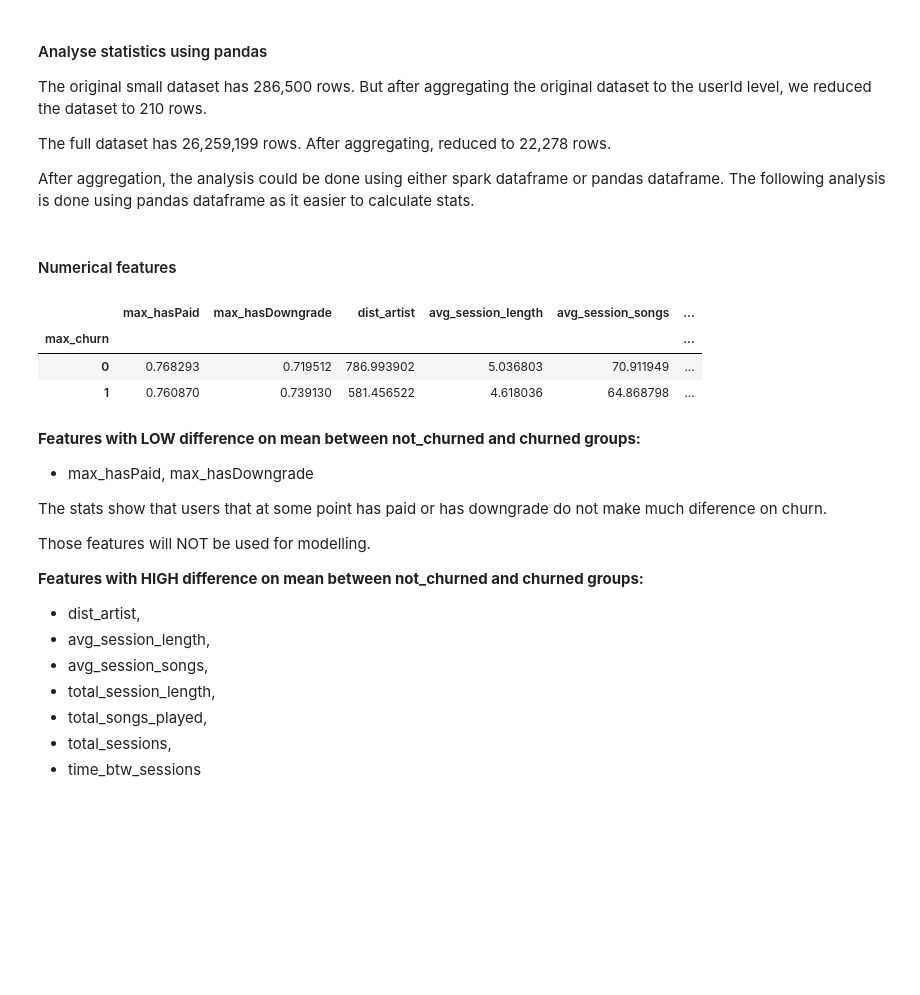
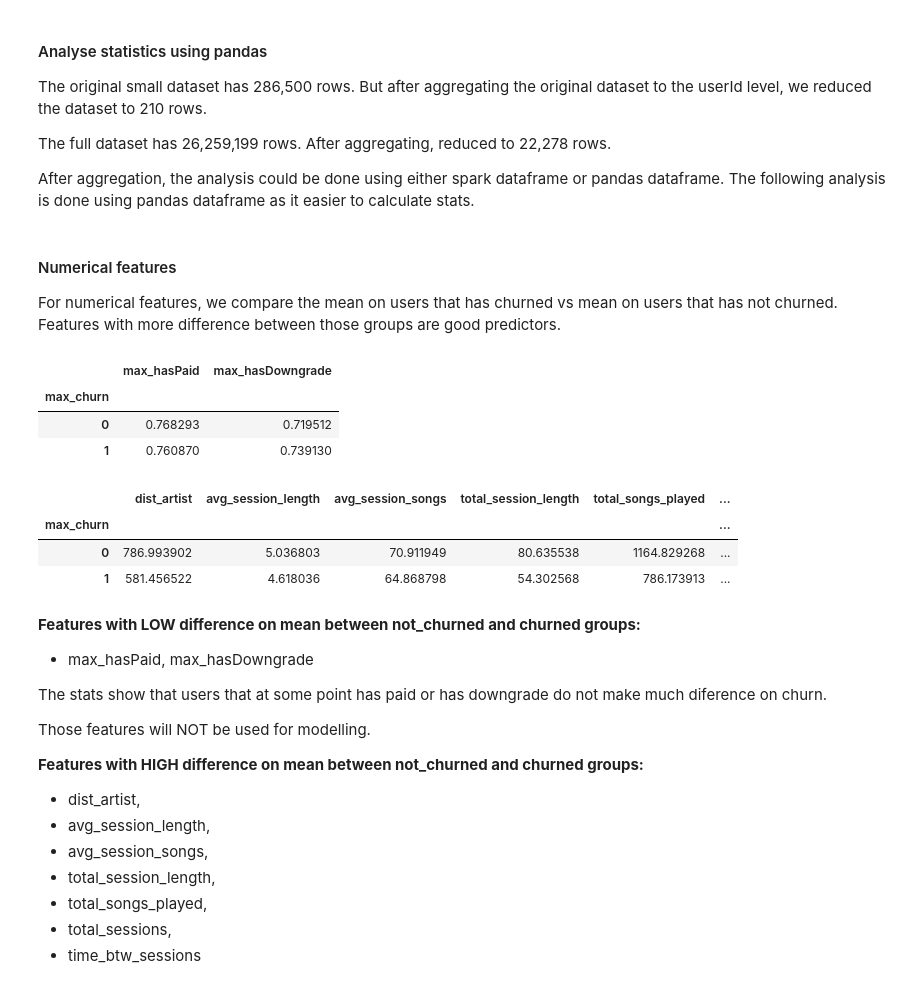
Before and after one commit to flaviofukabori/churn-prediction-spark, a Jupyter notebook: Sparkify.ipynb, the cells around one changed output. Saved outputs shown, nothing was run; the diff lists cells and outputs as text; code cells hidden in the pictures; blank space fills up the shorter version.

```diff
--- a/Sparkify.ipynb
+++ b/Sparkify.ipynb
@@ -325,20 +327,31 @@ The full dataset has 26,259,199 rows. After aggregating, reduced to 22,278 rows.
 After aggregation, the analysis could be done using either spark dataframe or pandas dataframe. The following analysis is done using pandas dataframe as it easier to calculate stats.
 # %%
 user_pd = user2.toPandas()
-# %% [markdown]
-#### Numerical features
+# %% [markdown]
+#### Numerical features
+
+For numerical features, we compare the mean on users that has churned vs mean on users that has not churned. Features with more difference between those groups are good predictors.
 # %%
 # calculate mean for users in group not_churned and churned
 user_pd['avg_session_length'] = user_pd['avg_session_length']/(60*60)
 user_pd['total_session_length'] = user_pd['total_session_length']/(60*60)
 user_pd['time_btw_sessions'] = user_pd['time_btw_sessions']/(60*60*24*1000)
-
-user_pd.groupby('max_churn').mean()
-# %% [output]
-|  | max_hasPaid | max_hasDowngrade | dist_artist | avg_session_length | avg_session_songs | ... |
-| max_churn |  |  |  |  |  | ... |
-| 0 | 0.768293 | 0.719512 | 786.993902 | 5.036803 | 70.911949 | ... |
-| 1 | 0.760870 | 0.739130 | 581.456522 | 4.618036 | 64.868798 | ... |
+# %%
+user_pd.groupby('max_churn')['max_hasPaid','max_hasDowngrade'].mean()
+# %% [output]
+|  | max_hasPaid | max_hasDowngrade |
+| max_churn |  |  |
+| 0 | 0.768293 | 0.719512 |
+| 1 | 0.760870 | 0.739130 |
+# %%
+user_pd.groupby('max_churn')['dist_artist', 'avg_session_length',
+       'avg_session_songs', 'total_session_length', 'total_songs_played',
+       'total_sessions', 'time_btw_sessions'].mean()
+# %% [output]
+|  | dist_artist | avg_session_length | avg_session_songs | total_session_length | total_songs_played | ... |
+| max_churn |  |  |  |  |  | ... |
+| 0 | 786.993902 | 5.036803 | 70.911949 | 80.635538 | 1164.829268 | ... |
+| 1 | 581.456522 | 4.618036 | 64.868798 | 54.302568 | 786.173913 | ... |
 # %% [markdown]
 **Features with LOW difference on mean between not_churned and churned groups:**
 - max_hasPaid, max_hasDowngrade
```
Also changed, not shown: parts of 31 cells of this notebook, 2 other files.
